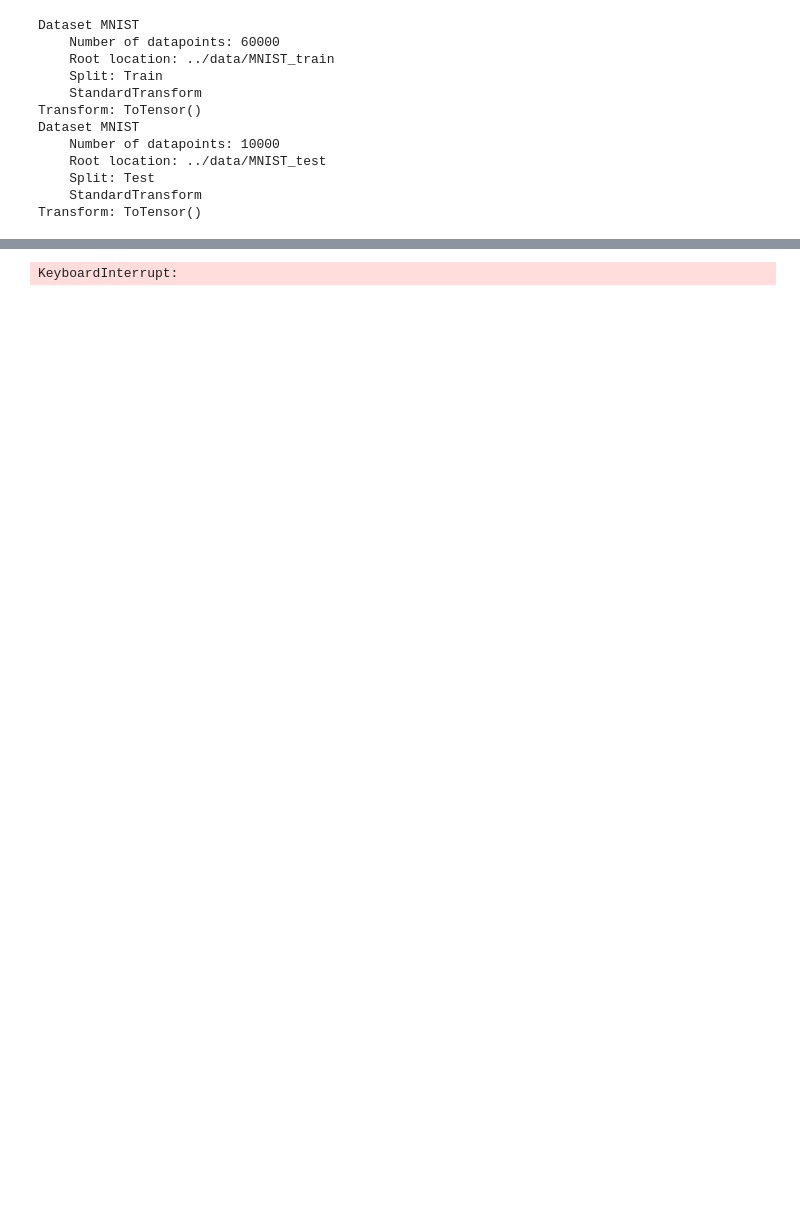
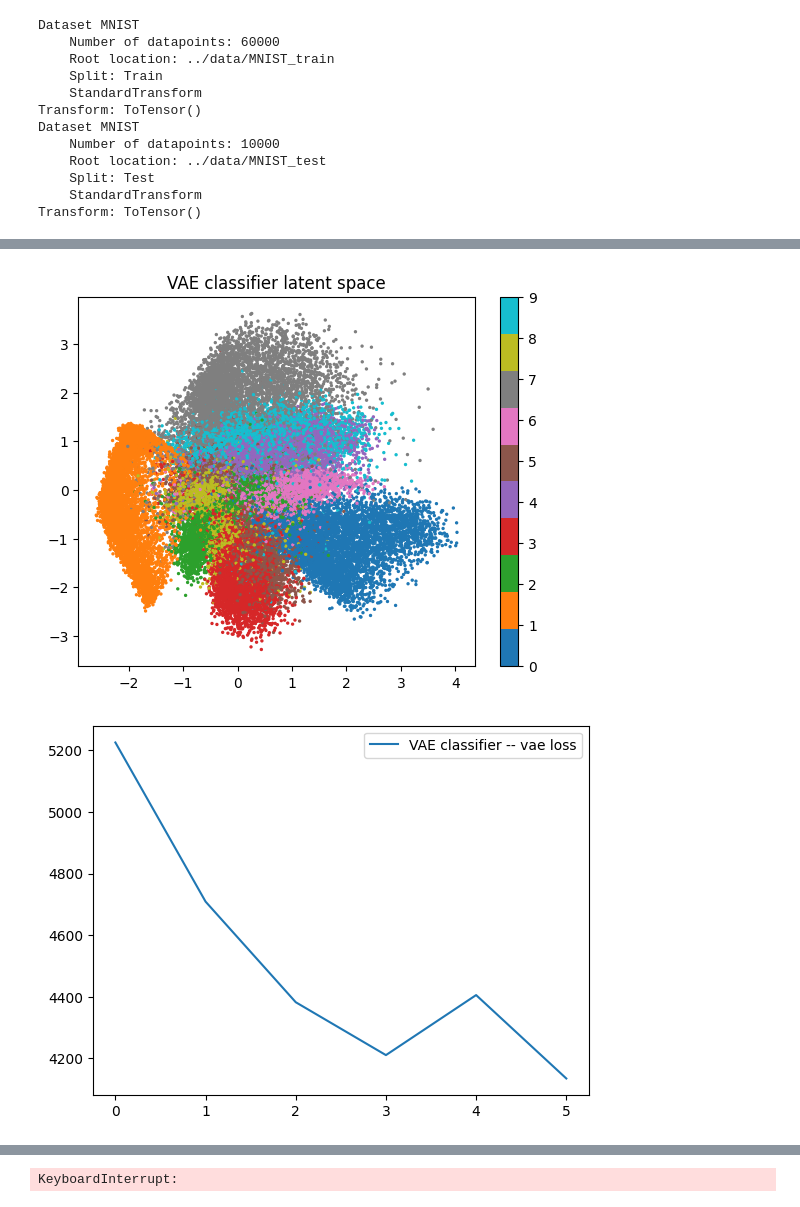
Before and after one commit to alexojica/research-project-experiments, a Jupyter notebook: src/mnist.ipynb, the cells around one changed output, grey strips where cells are left out. Drawn from its saved outputs; the diff is of its cells as text; code cells hidden in the pictures; blank space fills up the shorter version.

```diff
--- a/src/mnist.ipynb
+++ b/src/mnist.ipynb
@@ -118,0 +49,19 @@ plot_training_result(
+# %%
+# move tensors to cpu before converting to np array
+np_kl_loss_li = []
+
+for output in kl_loss_li:
+    if isinstance(output, Tensor):
+        np_kl_loss_li.append(output.cpu().detach().numpy())
+
+# plot results
+plot_vae_training_result(
+    input=input,
+    labels=labels,
+    vae_model=vae,
+    vae_loss_li=vae_loss_li,
+    kl_loss_li=np_kl_loss_li
+)
+# %% [output]
+[figure, added]
+[figure, added]
```
Also changed, not shown: parts of 13 cells of this notebook.
